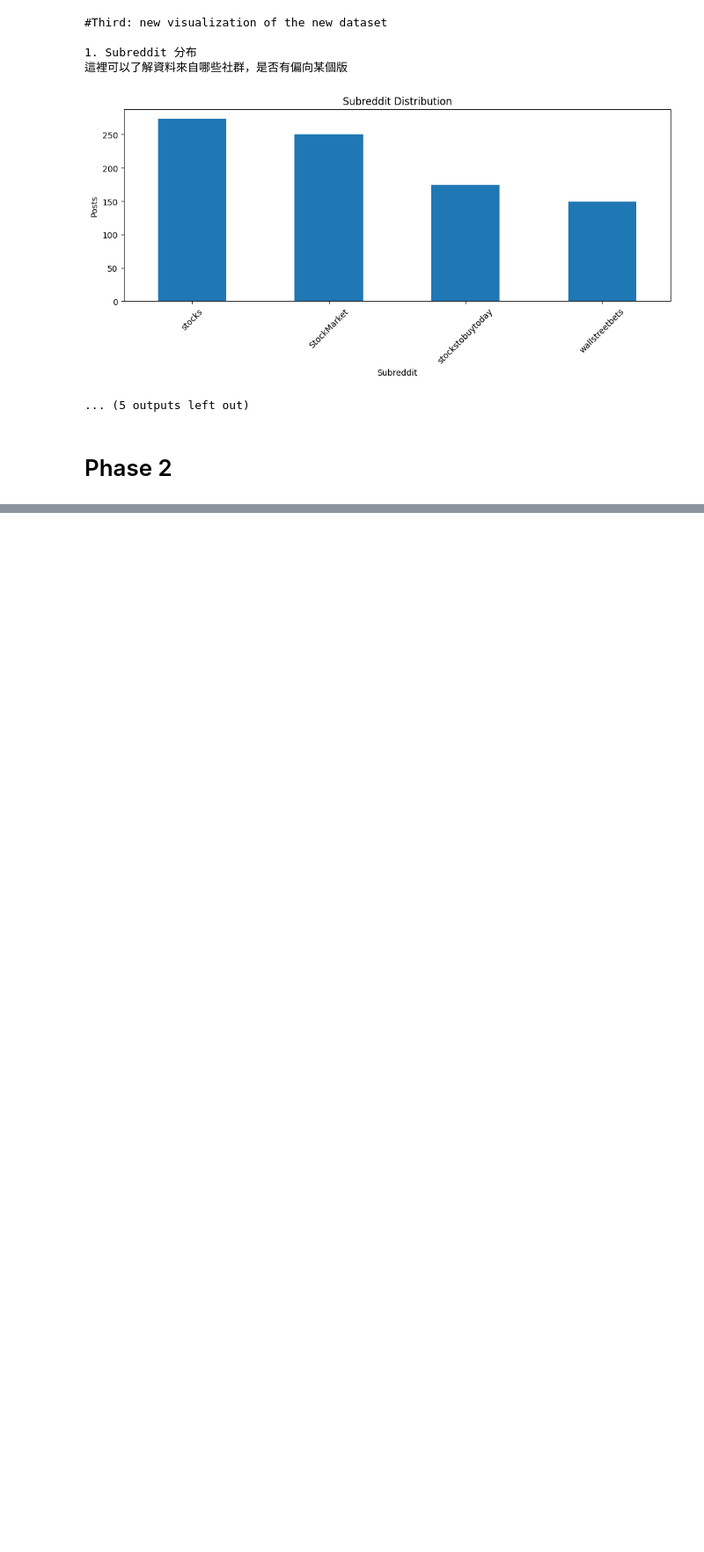
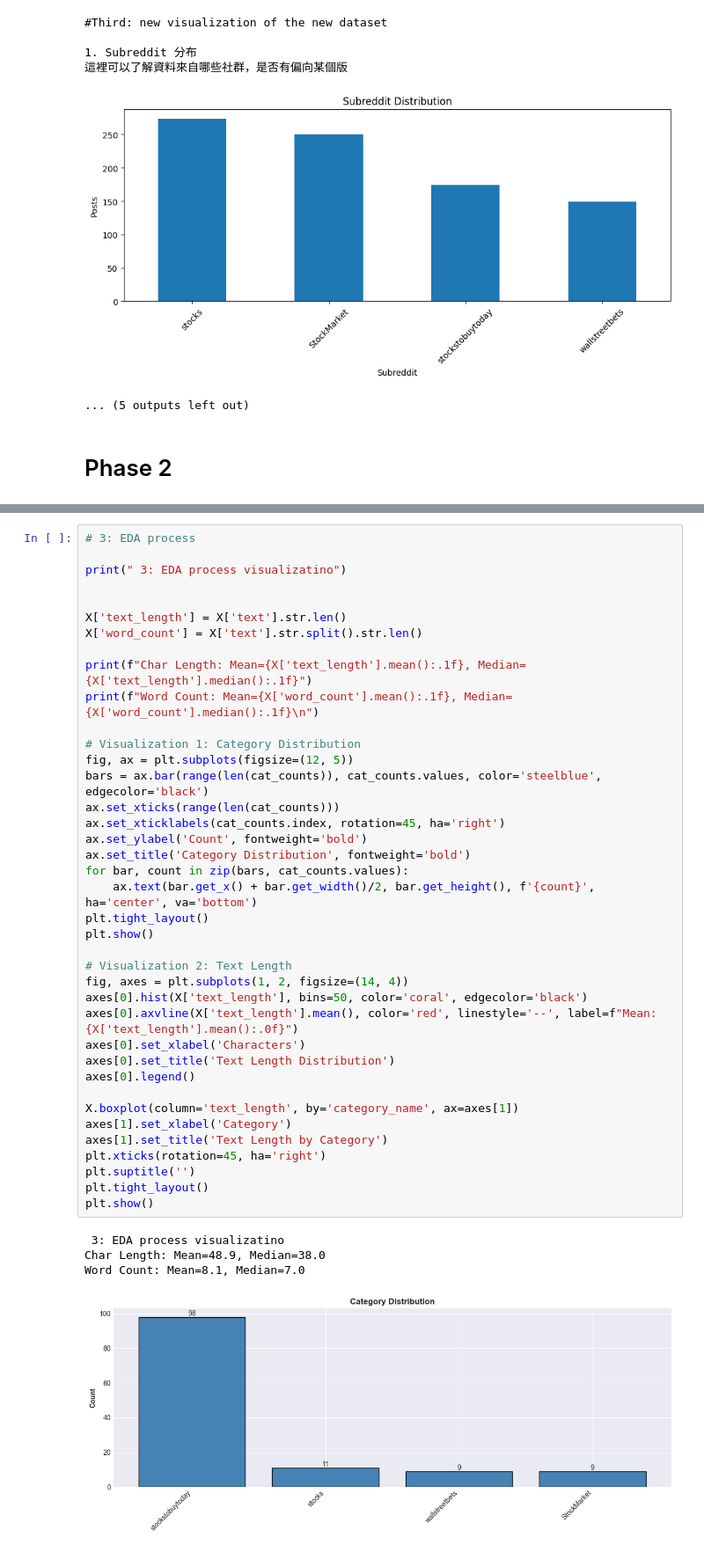
Before and after one commit to Erichub17/DM2025-Lab1-Exercise, a Jupyter notebook: DM2025-Lab1-Homework.ipynb, the cells around one changed output, grey strips where cells are left out. Shown at 88% size. Drawn from its saved outputs; the diff is of its cells as text; blank space fills up the shorter version.

```diff
--- a/DM2025-Lab1-Homework.ipynb
+++ b/DM2025-Lab1-Homework.ipynb
@@ -305,0 +395,44 @@ No 13–14：取前50高頻詞、畫分布、觀察長尾
+# %%
+# 3: EDA process
+
+print(" 3: EDA process visualizatino")
+
+
+X['text_length'] = X['text'].str.len()
+X['word_count'] = X['text'].str.split().str.len()
+
+print(f"Char Length: Mean={X['text_length'].mean():.1f}, Median={X['text_length'].median():.1f}")
+print(f"Word Count: Mean={X['word_count'].mean():.1f}, Median={X['word_count'].median():.1f}\n")
+
+# Visualization 1: Category Distribution
+fig, ax = plt.subplots(figsize=(12, 5))
+bars = ax.bar(range(len(cat_counts)), cat_counts.values, color='steelblue', edgecolor='black')
+ax.set_xticks(range(len(cat_counts)))
+ax.set_xticklabels(cat_counts.index, rotation=45, ha='right')
+ax.set_ylabel('Count', fontweight='bold')
+ax.set_title('Category Distribution', fontweight='bold')
+for bar, count in zip(bars, cat_counts.values):
+    ax.text(bar.get_x() + bar.get_width()/2, bar.get_height(), f'{count}', ha='center', va='bottom')
+plt.tight_layout()
+plt.show()
+
+# Visualization 2: Text Length
+fig, axes = plt.subplots(1, 2, figsize=(14, 4))
+axes[0].hist(X['text_length'], bins=50, color='coral', edgecolor='black')
+axes[0].axvline(X['text_length'].mean(), color='red', linestyle='--', label=f"Mean: {X['text_length'].mean():.0f}")
+axes[0].set_xlabel('Characters')
+axes[0].set_title('Text Length Distribution')
+axes[0].legend()
+
+X.boxplot(column='text_length', by='category_name', ax=axes[1])
+axes[1].set_xlabel('Category')
+axes[1].set_title('Text Length by Category')
+plt.xticks(rotation=45, ha='right')
+plt.suptitle('')
+plt.tight_layout()
+plt.show()
+# %% [output]
+ 3: EDA process visualizatino
+Char Length: Mean=48.9, Median=38.0
+Word Count: Mean=8.1, Median=7.0
+[figure, added]
```
Also changed, not shown: parts of 17 cells of this notebook.
